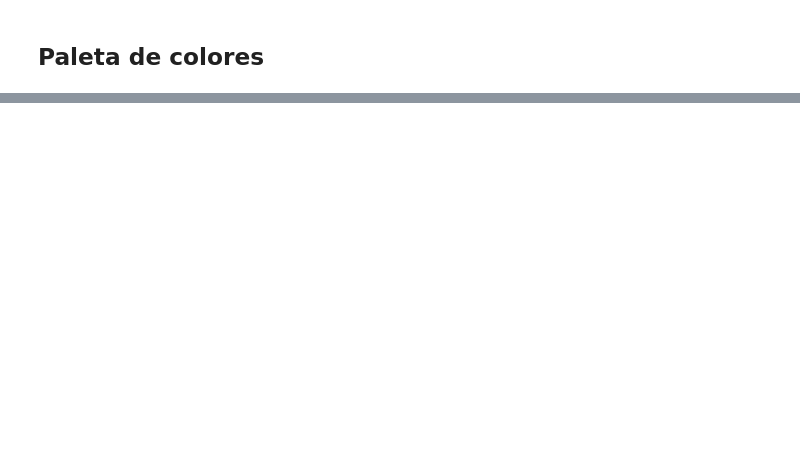
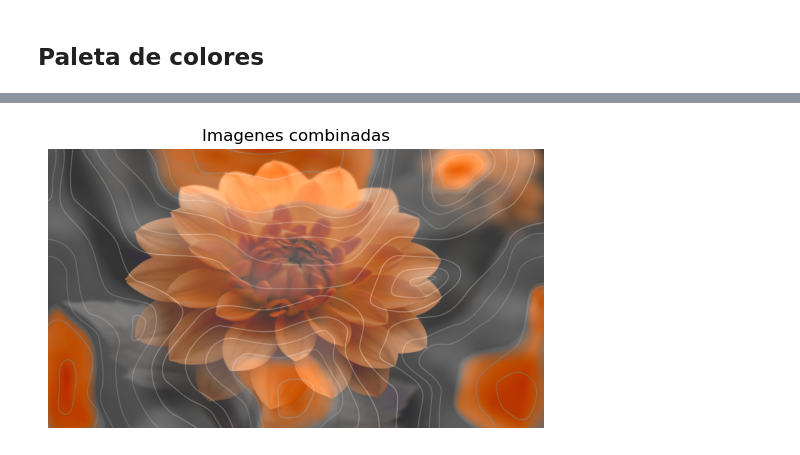
Before and after one commit to paezagustin/Proc_Imagenes, a Jupyter notebook: Ejercicios.ipynb, the cells around one changed output, grey strips where cells are left out. Drawn from its saved outputs; the diff is of its cells as text; code cells hidden in the pictures; blank space fills up the shorter version.

```diff
--- a/Ejercicios.ipynb
+++ b/Ejercicios.ipynb
@@ -119,0 +158,26 @@ La condición -0.5226 < Q' < 0.5226 se cumple.
+# %%
+yiq_image1 = rgb2yiq(image1)
+yiq_image2 = rgb2yiq(image2)
+# %%
+Y_img1 = yiq_image1[:,:,0]
+Y_img2 = yiq_image2[:,:,0]
+
+I_img1 = yiq_image1[:,:,1]
+I_img2 = yiq_image2[:,:,1]
+
+Q_img1 = yiq_image1[:,:,2]
+Q_img2 = yiq_image2[:,:,2]
+# %%
+#Suma campleada
+#Y_img_new = np.clip((Y_img1 + Y_img2), 0, 1)
+
+#Suma promediada
+Y_img_new = (Y_img1 + Y_img2) / 2
+I_img_new = (Y_img1*I_img1 + Y_img2*I_img2) / (Y_img1 + Y_img2)
+Q_img_new = (Y_img1*Q_img1 + Y_img2*Q_img2) / (Y_img1 + Y_img2)
+# %%
+img_new = np.dstack([Y_img_new,I_img_new,Q_img_new])
+# %%
+display_image(yiq2rgb(img_new),'Imagenes combinadas')
+# %% [output]
+[figure, added]
```
Also changed, not shown: parts of 16 cells of this notebook, 1 other file.
